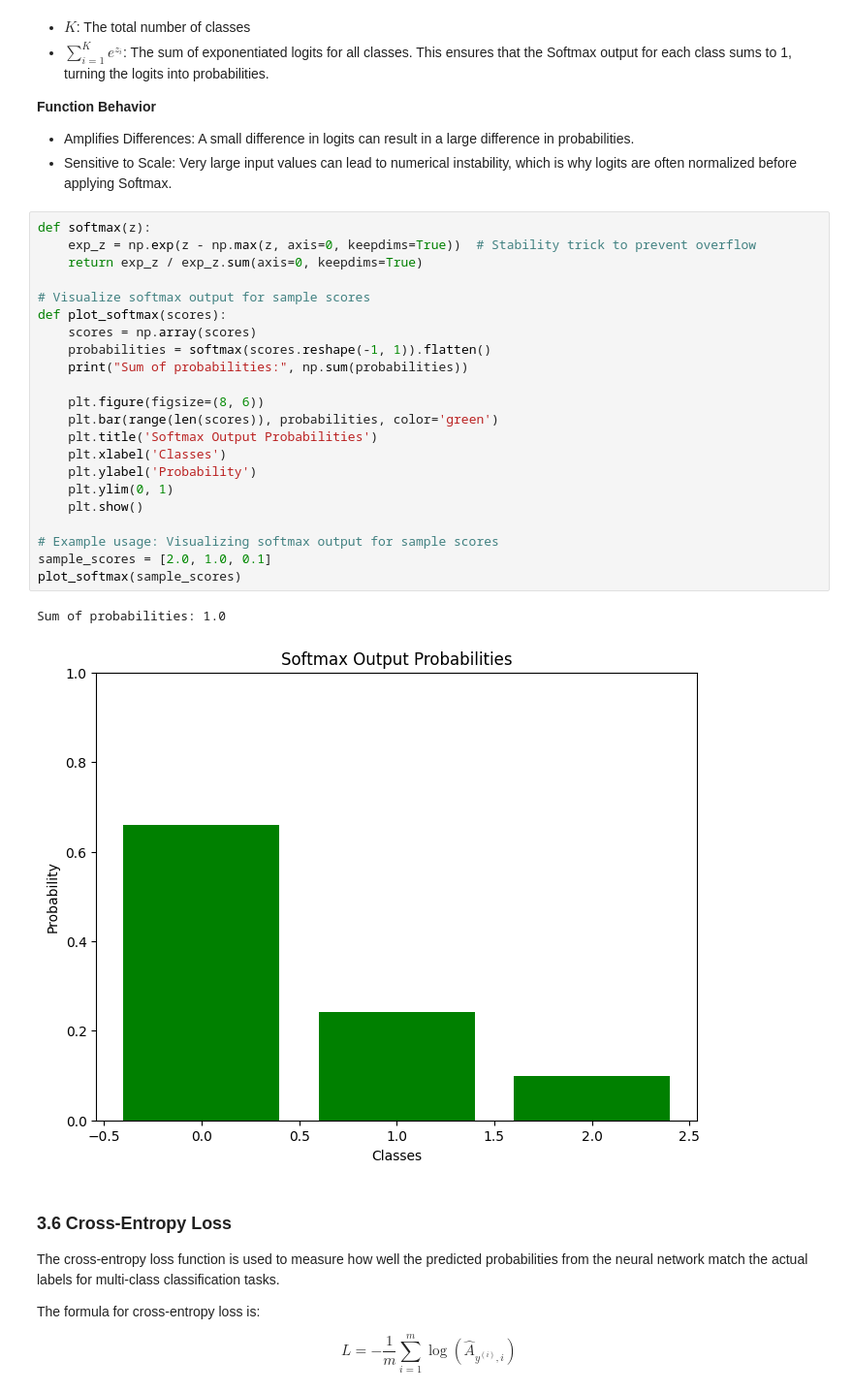
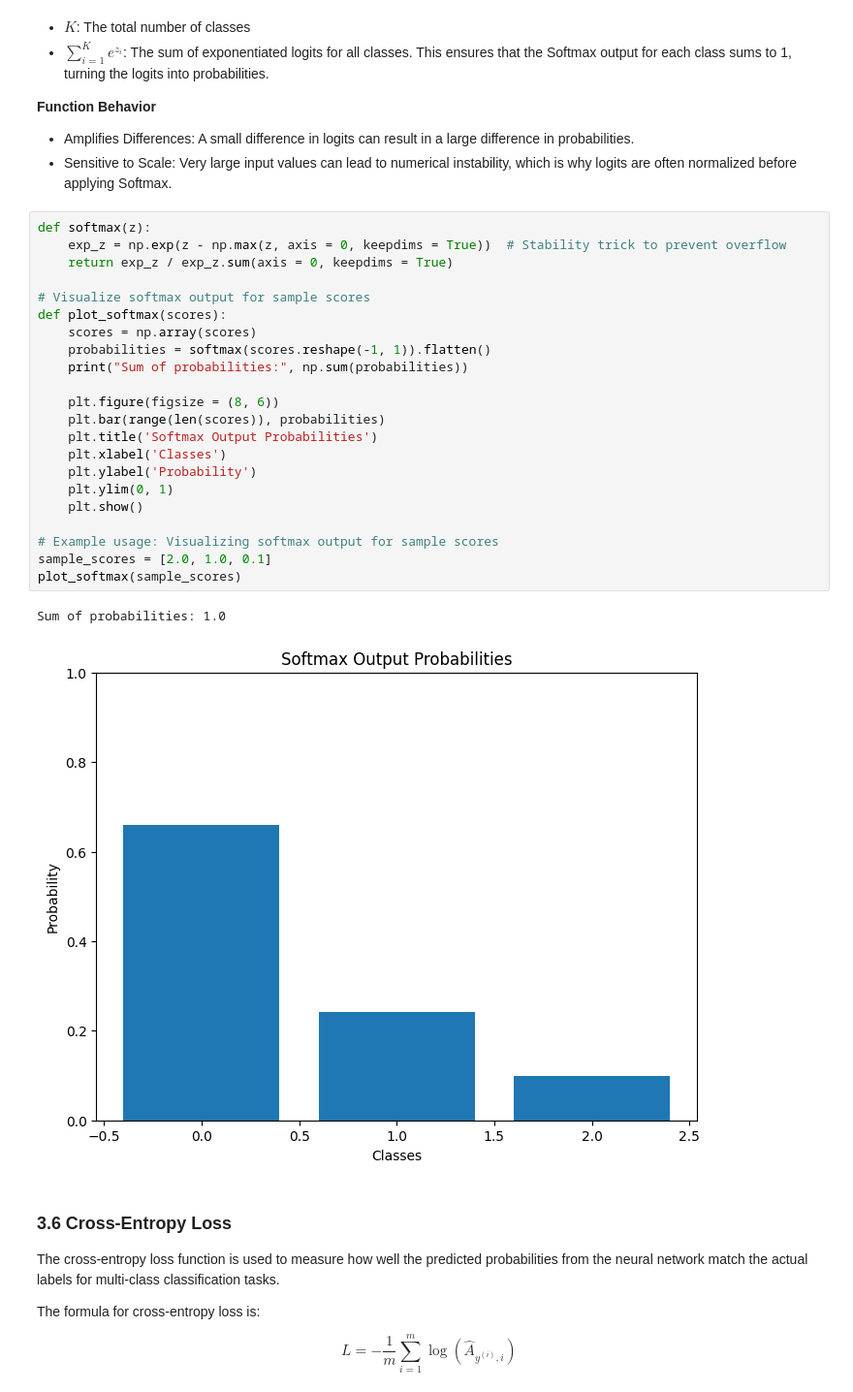
Before and after one commit to dinosaur-oatmeal/MNIST-Walkthrough, a Jupyter notebook: MNIST-Walkthrough.ipynb, the cells around one changed output. Shown at 97% size. Drawn from its saved outputs; the diff is of its cells as text.

```diff
--- a/MNIST-Walkthrough.ipynb
+++ b/MNIST-Walkthrough.ipynb
@@ -590,29 +586,29 @@ $$ \text{softmax}(z_k) = \frac{e^{z_k}}{\sum_{i = 1}^Ke^{z_i}} $$
 * Sensitive to Scale: Very large input values can lead to numerical instability, which is why logits are often normalized before applying Softmax.
 # %%
 def softmax(z):
-    exp_z = np.exp(z - np.max(z, axis=0, keepdims=True))  # Stability trick to prevent overflow
-    return exp_z / exp_z.sum(axis=0, keepdims=True)
+    exp_z = np.exp(z - np.max(z, axis = 0, keepdims = True))  # Stability trick to prevent overflow
+    return exp_z / exp_z.sum(axis = 0, keepdims = True)
 
 # Visualize softmax output for sample scores
 def plot_softmax(scores):
     scores = np.array(scores)
     probabilities = softmax(scores.reshape(-1, 1)).flatten()
     print("Sum of probabilities:", np.sum(probabilities))
 
-    plt.figure(figsize=(8, 6))
-    plt.bar(range(len(scores)), probabilities, color='green')
+    plt.figure(figsize = (8, 6))
+    plt.bar(range(len(scores)), probabilities)
     plt.title('Softmax Output Probabilities')
     plt.xlabel('Classes')
     plt.ylabel('Probability')
     plt.ylim(0, 1)
     plt.show()
 
 # Example usage: Visualizing softmax output for sample scores
 sample_scores = [2.0, 1.0, 0.1]
 plot_softmax(sample_scores)
 # %% [output]
 Sum of probabilities: 1.0
-[figure, old version]
+[figure, new version]
 # %% [markdown]
 ### 3.6 Cross-Entropy Loss
 
```
Also changed, not shown: parts of 21 cells of this notebook.
